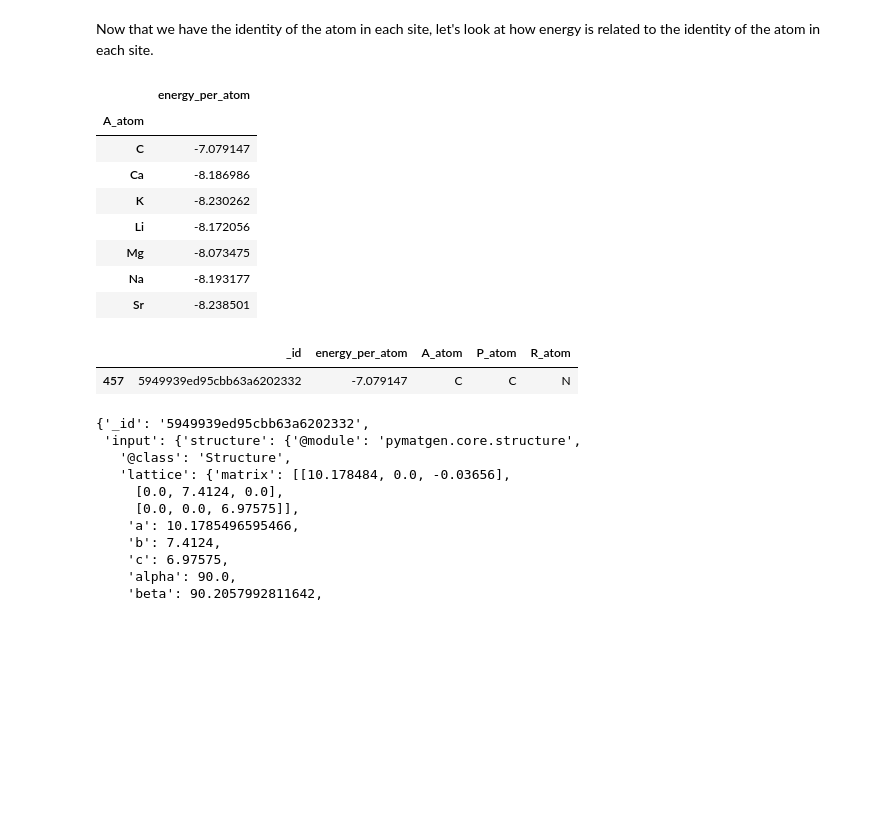
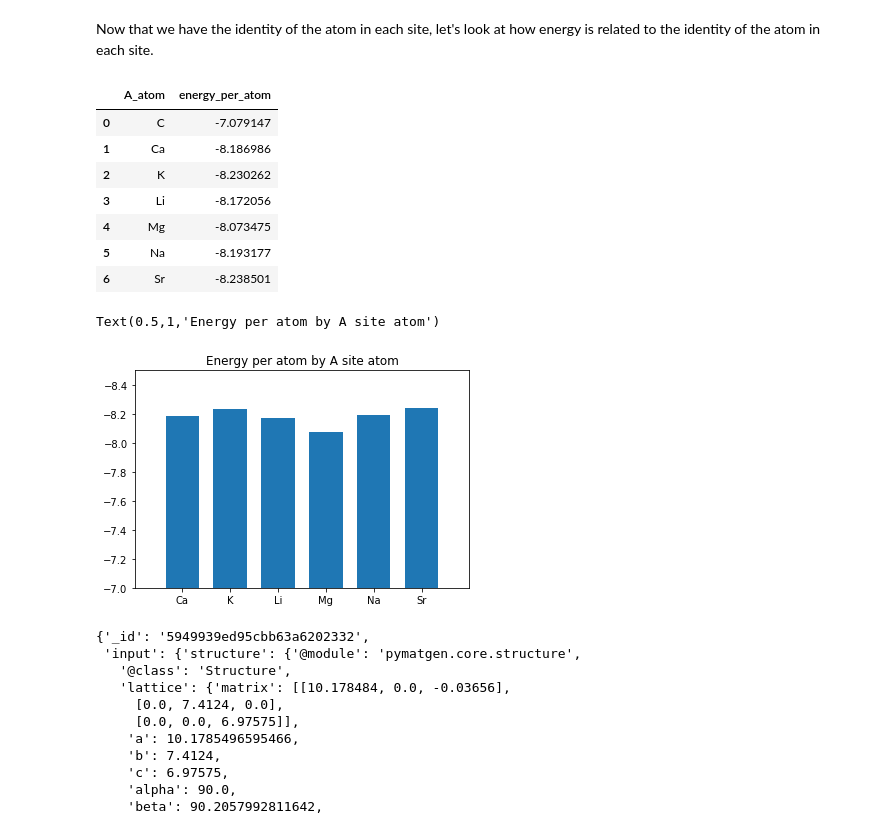
Before and after one commit to ewoodbury/my_pba_analysis, a Jupyter notebook: PBA Preliminary Analysis.ipynb, the cells around one changed output. Drawn from its saved outputs; the diff is of its cells as text; code cells hidden in the pictures; blank space fills up the shorter version.

```diff
--- a/PBA Preliminary Analysis.ipynb
+++ b/PBA Preliminary Analysis.ipynb
@@ -192,20 +192,14 @@ pba_df.head()
 # %% [markdown]
 Now that we have the identity of the atom in each site, let's look at how energy is related to the identity of the atom in each site.
 # %%
-pba_by_A_atom = pba_df[['energy_per_atom','A_atom']].groupby('A_atom').mean()
+pba_by_A_atom = pba_df[['energy_per_atom','A_atom']].groupby('A_atom', as_index = False).mean()
 pba_by_A_atom
 # %% [output]
-|  | energy_per_atom |
-| A_atom |  |
-| C | -7.079147 |
-| Ca | -8.186986 |
-| K | -8.230262 |
-| Li | -8.172056 |
-| Mg | -8.073475 |
-| Na | -8.193177 |
-| Sr | -8.238501 |
+|  | A_atom | energy_per_atom |
+| 0 | C | -7.079147 |
+| 1 | Ca | -8.186986 |
+| 2 | K | -8.230262 |
+| 3 | Li | -8.172056 |
+| 4 | Mg | -8.073475 |
+| 5 | Na | -8.193177 |
+| 6 | Sr | -8.238501 |
-# %%
-pba_df[pba_df['A_atom'] == 'C']
-# %% [output]
-|  | _id | energy_per_atom | A_atom | P_atom | R_atom |
-| 457 | 5949939ed95cbb63a6202332 | -7.079147 | C | C | N |
@@ -212,3 +209,11 @@ pba_df[pba_df['A_atom'] == 'C']
+# %%
+plt.bar(pba_by_A_atom['A_atom'],pba_by_A_atom['energy_per_atom'], width = 0.7)
+plt.axis([-1,6,-7,-8.5])
+plt.title('Energy per atom by A site atom')
+plt.ylabel()
+# %% [output]
+Text(0.5,1,'Energy per atom by A site atom')
+[figure, added]
 # %%
 pba_dict[457]
 # %% [output]
```
Also changed, not shown: parts of 1 cell of this notebook.
